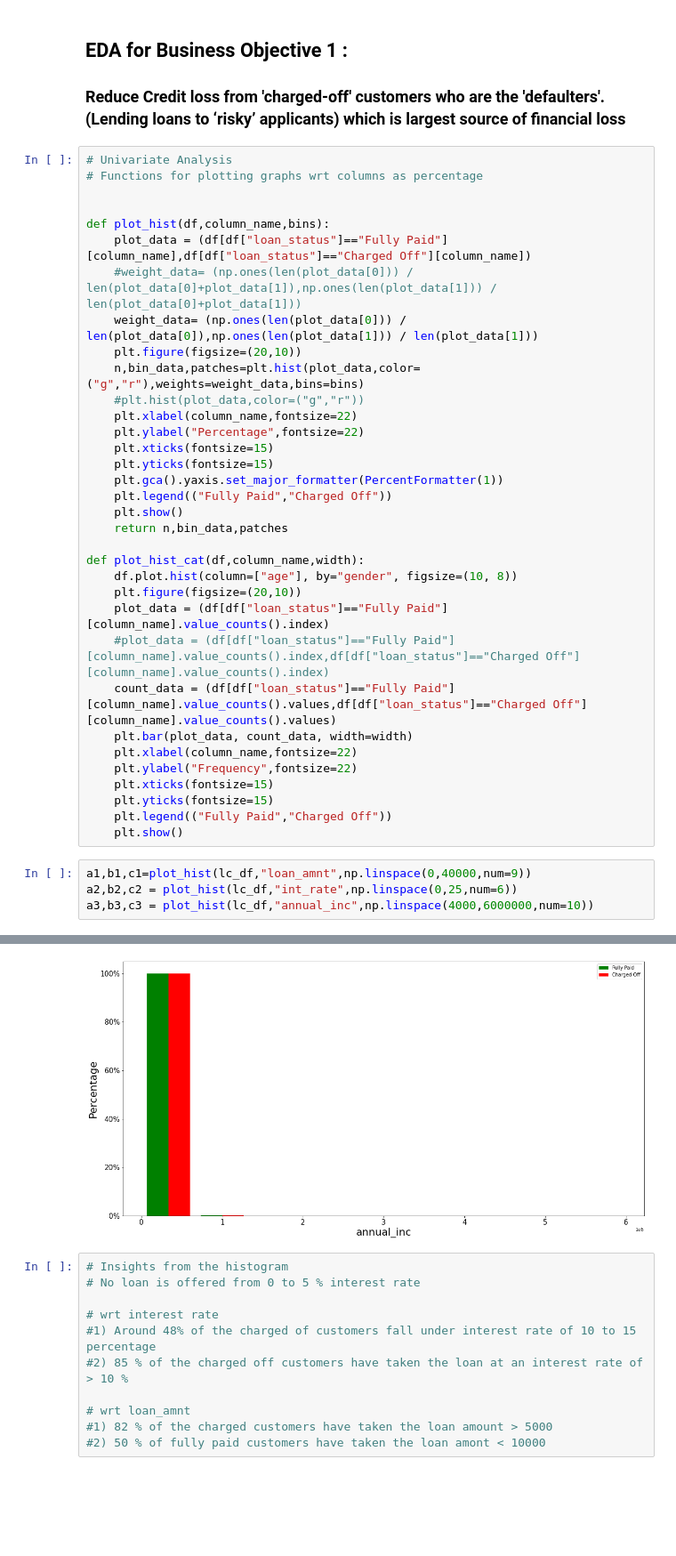
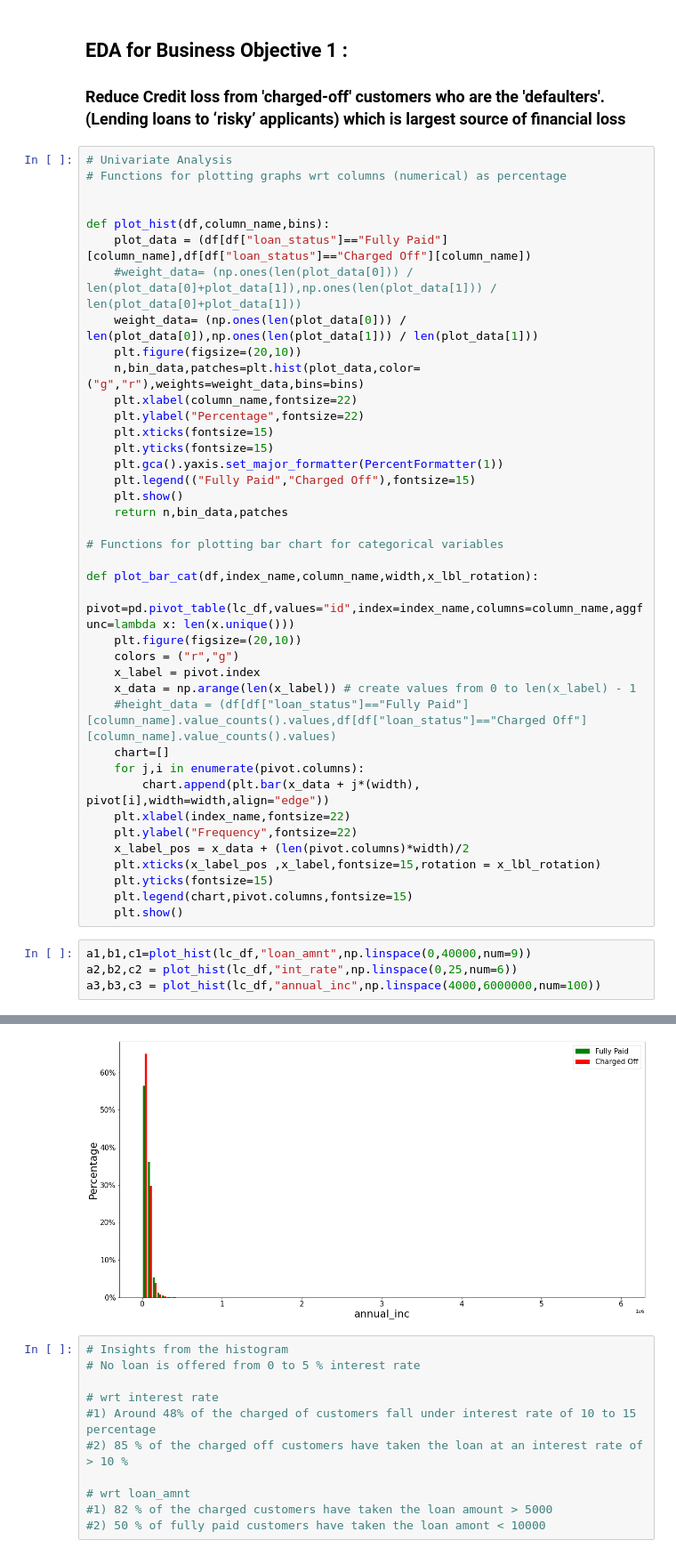
Before and after one commit to karthickchetti/LendingClubCaseStudy, a Jupyter notebook: Karthick_Chetti.ipynb, the cells around one changed output, grey strips where cells are left out. Shown at 89% size. Drawn from its saved outputs; the diff is of its cells as text; blank space fills up the shorter version.

```diff
--- a/Karthick_Chetti.ipynb
+++ b/Karthick_Chetti.ipynb
@@ -268,7 +268,7 @@ box_plot_col(lc_df)
 ### Reduce Credit loss from 'charged-off' customers who are the 'defaulters'. (Lending loans to ‘risky’ applicants) which is largest source of financial loss
 # %%
 # Univariate Analysis
-# Functions for plotting graphs wrt columns as percentage
+# Functions for plotting graphs wrt columns (numerical) as percentage
 
 
 def plot_hist(df,column_name,bins):
@@ -277,31 +277,36 @@ def plot_hist(df,column_name,bins):
     weight_data= (np.ones(len(plot_data[0])) / len(plot_data[0]),np.ones(len(plot_data[1])) / len(plot_data[1]))
     plt.figure(figsize=(20,10))
     n,bin_data,patches=plt.hist(plot_data,color=("g","r"),weights=weight_data,bins=bins)
-    #plt.hist(plot_data,color=("g","r"))
     plt.xlabel(column_name,fontsize=22)
     plt.ylabel("Percentage",fontsize=22)
     plt.xticks(fontsize=15)
     plt.yticks(fontsize=15)
     plt.gca().yaxis.set_major_formatter(PercentFormatter(1))
-    plt.legend(("Fully Paid","Charged Off"))
+    plt.legend(("Fully Paid","Charged Off"),fontsize=15)
     plt.show()
     return n,bin_data,patches
 
-def plot_hist_cat(df,column_name,width):
-    df.plot.hist(column=["age"], by="gender", figsize=(10, 8))
+# Functions for plotting bar chart for categorical variables
+
+def plot_bar_cat(df,index_name,column_name,width,x_lbl_rotation):
+    pivot=pd.pivot_table(lc_df,values="id",index=index_name,columns=column_name,aggfunc=lambda x: len(x.unique()))
     plt.figure(figsize=(20,10))
-    plot_data = (df[df["loan_status"]=="Fully Paid"][column_name].value_counts().index)
-    #plot_data = (df[df["loan_status"]=="Fully Paid"][column_name].value_counts().index,df[df["loan_status"]=="Charged Off"][column_name].value_counts().index)
-    count_data = (df[df["loan_status"]=="Fully Paid"][column_name].value_counts().values,df[df["loan_status"]=="Charged Off"][column_name].value_counts().values)
-    plt.bar(plot_data, count_data, width=width)
-    plt.xlabel(column_name,fontsize=22)
+    colors = ("r","g")
+    x_label = pivot.index
+    x_data = np.arange(len(x_label)) # create values from 0 to len(x_label) - 1
+    #height_data = (df[df["loan_status"]=="Fully Paid"][column_name].value_counts().values,df[df["loan_status"]=="Charged Off"][column_name].value_counts().values)
+    chart=[]
+    for j,i in enumerate(pivot.columns):
+        chart.append(plt.bar(x_data + j*(width), pivot[i],width=width,align="edge"))
+    plt.xlabel(index_name,fontsize=22)
     plt.ylabel("Frequency",fontsize=22)
-    plt.xticks(fontsize=15)
+    x_label_pos = x_data + (len(pivot.columns)*width)/2
+    plt.xticks(x_label_pos ,x_label,fontsize=15,rotation = x_lbl_rotation)
     plt.yticks(fontsize=15)
-    plt.legend(("Fully Paid","Charged Off"))
+    plt.legend(chart,pivot.columns,fontsize=15)
     plt.show()
 # %%
 a1,b1,c1=plot_hist(lc_df,"loan_amnt",np.linspace(0,40000,num=9))
 a2,b2,c2 = plot_hist(lc_df,"int_rate",np.linspace(0,25,num=6))
-a3,b3,c3 = plot_hist(lc_df,"annual_inc",np.linspace(4000,6000000,num=10))
+a3,b3,c3 = plot_hist(lc_df,"annual_inc",np.linspace(4000,6000000,num=100))
 # %% [output]
@@ -310,4 +315,4 @@ a3,b3,c3 = plot_hist(lc_df,"annual_inc",np.linspace(4000,6000000,num=10))
-[figure, old version]
+[figure, new version]
 # %%
 # Insights from the histogram
 # No loan is offered from 0 to 5 % interest rate
```
Also changed, not shown: parts of 3 cells of this notebook.
